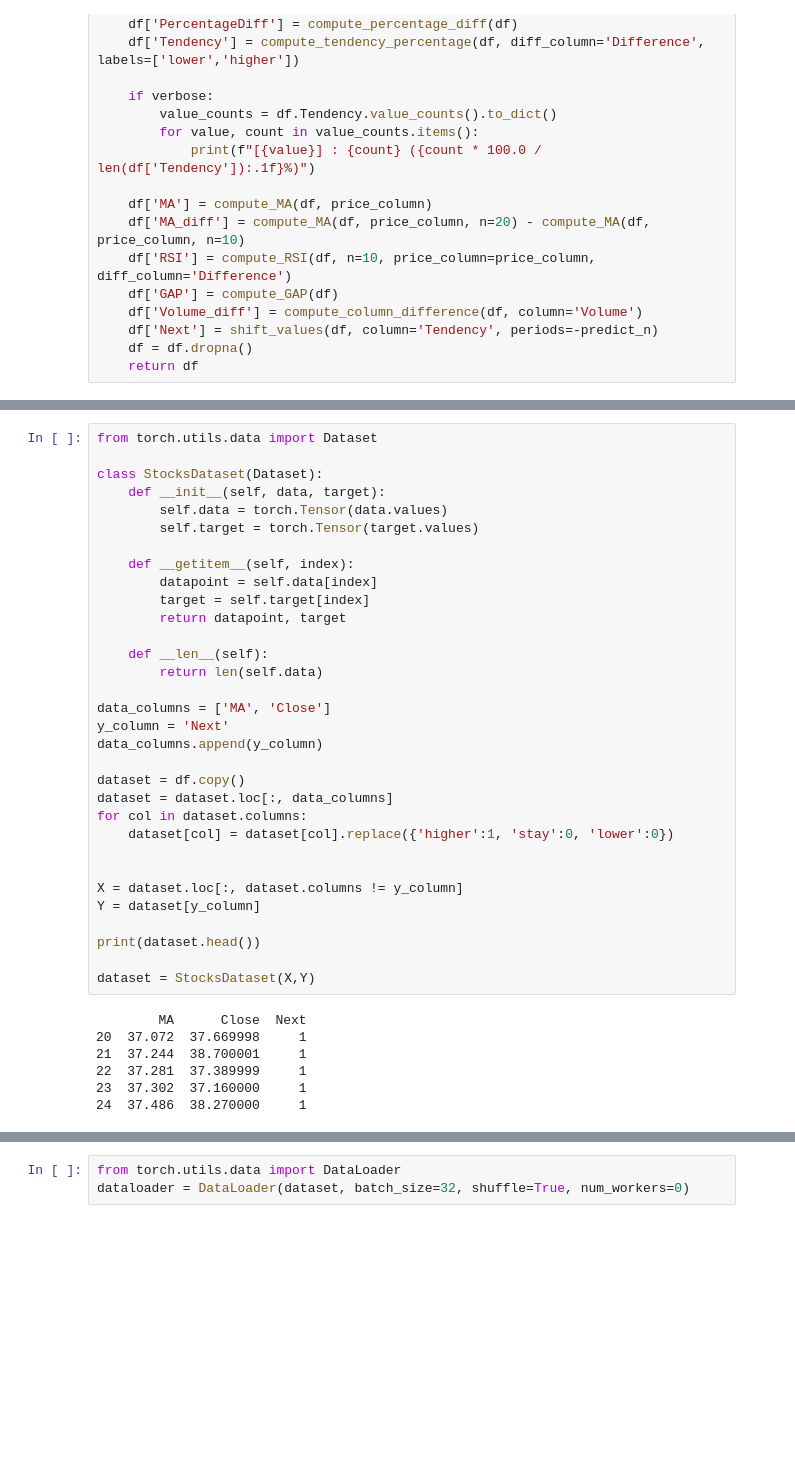
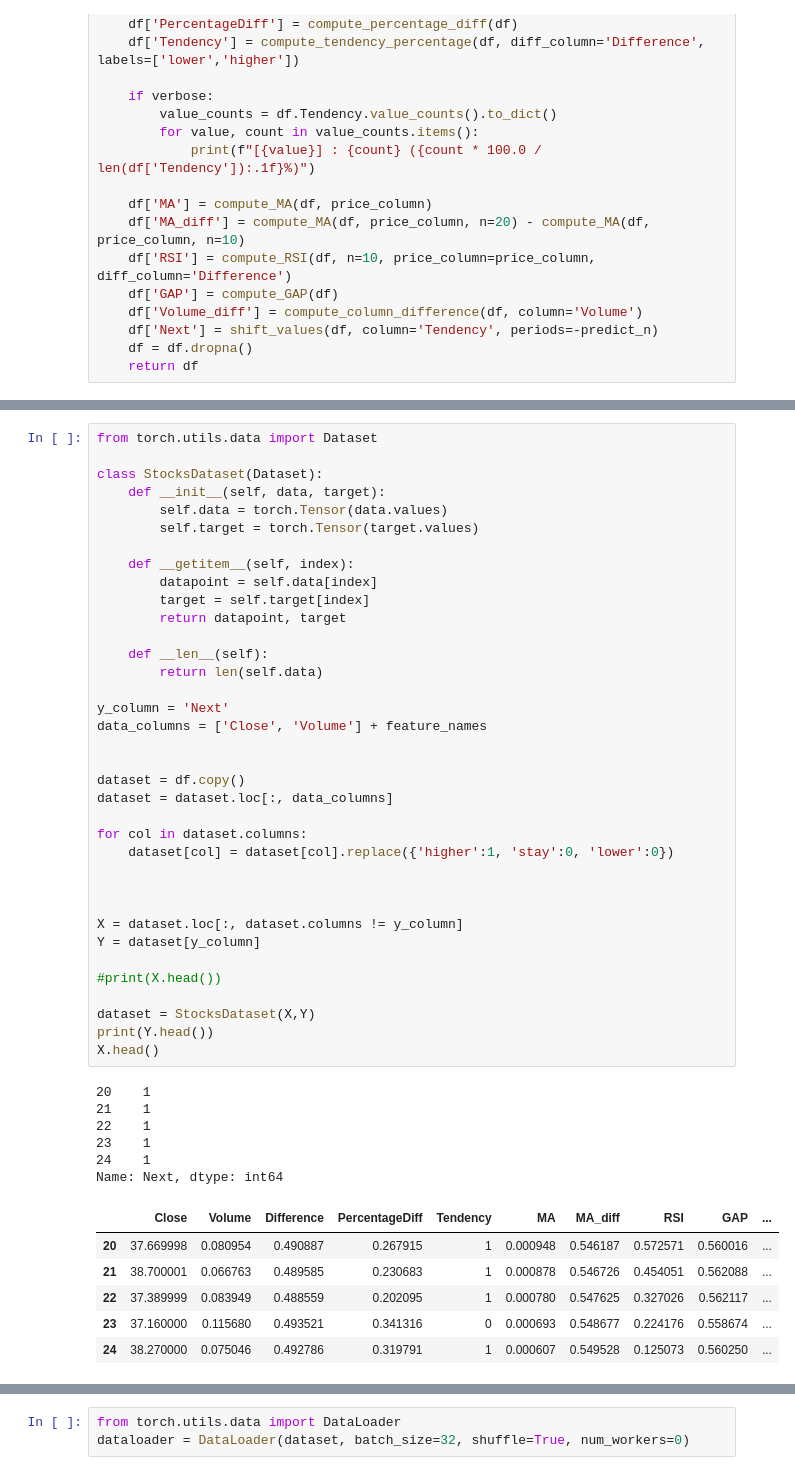
Before and after one commit to Naralas/StonksMarketPrediction, a Jupyter notebook: DL_StockPricePrediction.ipynb, the cells around one changed output, grey strips where cells are left out. Drawn from its saved outputs; the diff is of its cells as text; blank space fills up the shorter version.

```diff
--- a/DL_StockPricePrediction.ipynb
+++ b/DL_StockPricePrediction.ipynb
@@ -64,39 +83,49 @@ df.head()
 # %%
 from torch.utils.data import Dataset
 
 class StocksDataset(Dataset):
     def __init__(self, data, target):
         self.data = torch.Tensor(data.values)
         self.target = torch.Tensor(target.values)
 
     def __getitem__(self, index):
         datapoint = self.data[index]
         target = self.target[index]
         return datapoint, target
 
     def __len__(self):
         return len(self.data)
 
-data_columns = ['MA', 'Close']
 y_column = 'Next'
-data_columns.append(y_column)
+data_columns = ['Close', 'Volume'] + feature_names
+
 
 dataset = df.copy()
 dataset = dataset.loc[:, data_columns]
+
 for col in dataset.columns:
     dataset[col] = dataset[col].replace({'higher':1, 'stay':0, 'lower':0})
+
 
 
 X = dataset.loc[:, dataset.columns != y_column]
 Y = dataset[y_column]
 
-print(dataset.head())
+#print(X.head())
 
 dataset = StocksDataset(X,Y)
+print(Y.head())
+X.head()
 # %% [output]
-        MA      Close  Next
-20  37.072  37.669998     1
-21  37.244  38.700001     1
-22  37.281  37.389999     1
-23  37.302  37.160000     1
-24  37.486  38.270000     1
+20    1
+21    1
+22    1
+23    1
+24    1
+Name: Next, dtype: int64
+|  | Close | Volume | Difference | PercentageDiff | Tendency | MA | MA_diff | RSI | GAP | ... |
+| 20 | 37.669998 | 0.080954 | 0.490887 | 0.267915 | 1 | 0.000948 | 0.546187 | 0.572571 | 0.560016 | ... |
+| 21 | 38.700001 | 0.066763 | 0.489585 | 0.230683 | 1 | 0.000878 | 0.546726 | 0.454051 | 0.562088 | ... |
+| 22 | 37.389999 | 0.083949 | 0.488559 | 0.202095 | 1 | 0.000780 | 0.547625 | 0.327026 | 0.562117 | ... |
+| 23 | 37.160000 | 0.115680 | 0.493521 | 0.341316 | 0 | 0.000693 | 0.548677 | 0.224176 | 0.558674 | ... |
+| 24 | 38.270000 | 0.075046 | 0.492786 | 0.319791 | 1 | 0.000607 | 0.549528 | 0.125073 | 0.560250 | ... |
```
Also changed, not shown: parts of 7 cells of this notebook, 2 other files.
